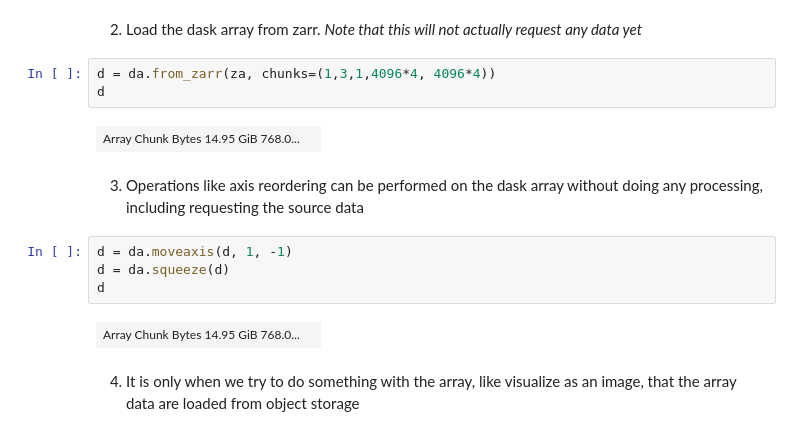
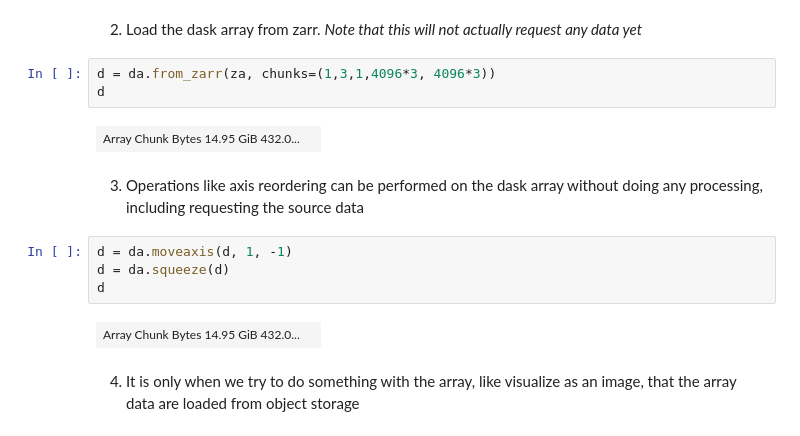
Before and after one commit to TheJacksonLaboratory/zarr_and_dask_demo, a Jupyter notebook: tutorials/03_dask_basics.ipynb, the cells around one changed output. Cells and saved outputs as stored; diff of their text form.

```diff
--- a/tutorials/03_dask_basics.ipynb
+++ b/tutorials/03_dask_basics.ipynb
@@ -26,10 +26,10 @@ za.info
 # %% [markdown]
 2) Load the dask array from zarr. _Note that this will not actually request any data yet_
 # %%
-d = da.from_zarr(za, chunks=(1,3,1,4096*4, 4096*4))
+d = da.from_zarr(za, chunks=(1,3,1,4096*3, 4096*3))
 d
 # %% [output]
-| Array Chunk Bytes 14.95 GiB 768.0... |  |
+| Array Chunk Bytes 14.95 GiB 432.0... |  |
 # %% [markdown]
 3) Operations like axis reordering can be performed on the dask array without doing any processing, including requesting the source data
 # %%
@@ -37,7 +37,7 @@ d = da.moveaxis(d, 1, -1)
 d = da.squeeze(d)
 d
 # %% [output]
-| Array Chunk Bytes 14.95 GiB 768.0... |  |
+| Array Chunk Bytes 14.95 GiB 432.0... |  |
 # %% [markdown]
 4. It is only when we try to do something with the array, like visualize as an image, that the array data are loaded from object storage
 # %%
```
Also changed, not shown: parts of 13 cells of this notebook, 2 other files.
